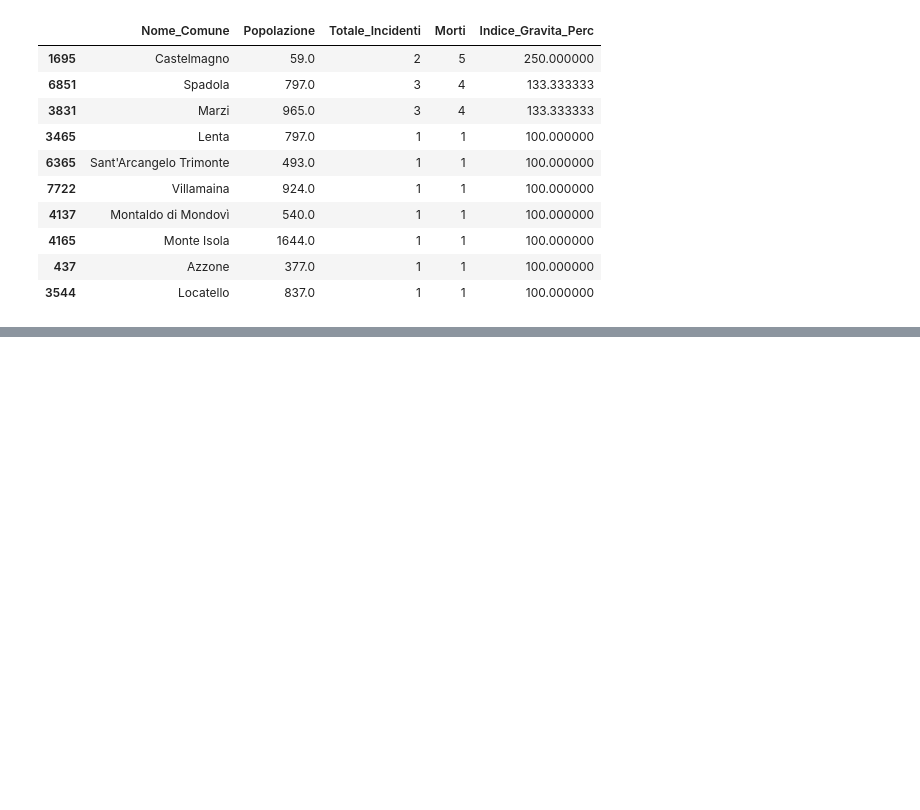
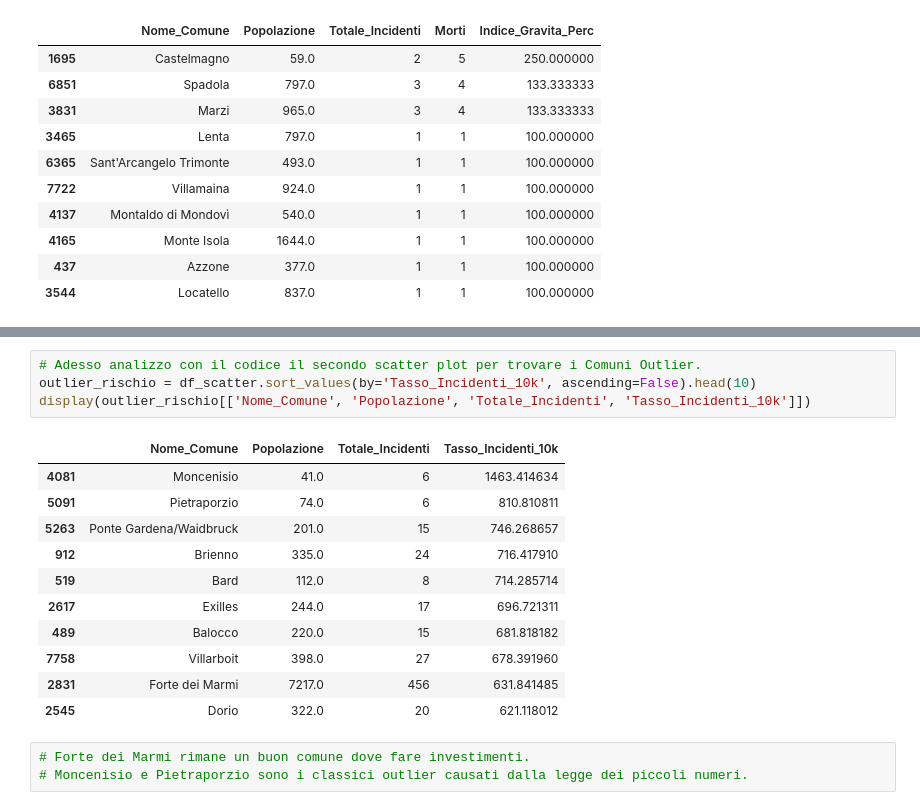
Before and after one commit to giuliotarantola-creator/FINALPROJECT_DATA_GIULIO_TARANTOLA, a Jupyter notebook: 02_Scripts_and_Notebooks/Notebooks/02_EDA_and_Visualizations.ipynb, the cells around one changed output, grey strips where cells are left out. Drawn from its saved outputs; the diff is of its cells as text; blank space fills up the shorter version.

```diff
--- a/02_Scripts_and_Notebooks/Notebooks/02_EDA_and_Visualizations.ipynb
+++ b/02_Scripts_and_Notebooks/Notebooks/02_EDA_and_Visualizations.ipynb
@@ -203,0 +255,19 @@ display(outlier_letali[['Nome_Comune', 'Popolazione', 'Totale_Incidenti', 'Morti
+# %%
+# Adesso analizzo con il codice il secondo scatter plot per trovare i Comuni Outlier.
+outlier_rischio = df_scatter.sort_values(by='Tasso_Incidenti_10k', ascending=False).head(10)
+display(outlier_rischio[['Nome_Comune', 'Popolazione', 'Totale_Incidenti', 'Tasso_Incidenti_10k']])
+# %% [output]
+|  | Nome_Comune | Popolazione | Totale_Incidenti | Tasso_Incidenti_10k |
+| 4081 | Moncenisio | 41.0 | 6 | 1463.414634 |
+| 5091 | Pietraporzio | 74.0 | 6 | 810.810811 |
+| 5263 | Ponte Gardena/Waidbruck | 201.0 | 15 | 746.268657 |
+| 912 | Brienno | 335.0 | 24 | 716.417910 |
+| 519 | Bard | 112.0 | 8 | 714.285714 |
+| 2617 | Exilles | 244.0 | 17 | 696.721311 |
+| 489 | Balocco | 220.0 | 15 | 681.818182 |
+| 7758 | Villarboit | 398.0 | 27 | 678.391960 |
+| 2831 | Forte dei Marmi | 7217.0 | 456 | 631.841485 |
+| 2545 | Dorio | 322.0 | 20 | 621.118012 |
+# %%
+# Forte dei Marmi rimane un buon comune dove fare investimenti.
+# Moncenisio e Pietraporzio sono i classici outlier causati dalla legge dei piccoli numeri.
```
Also changed, not shown: parts of 2 cells of this notebook.
